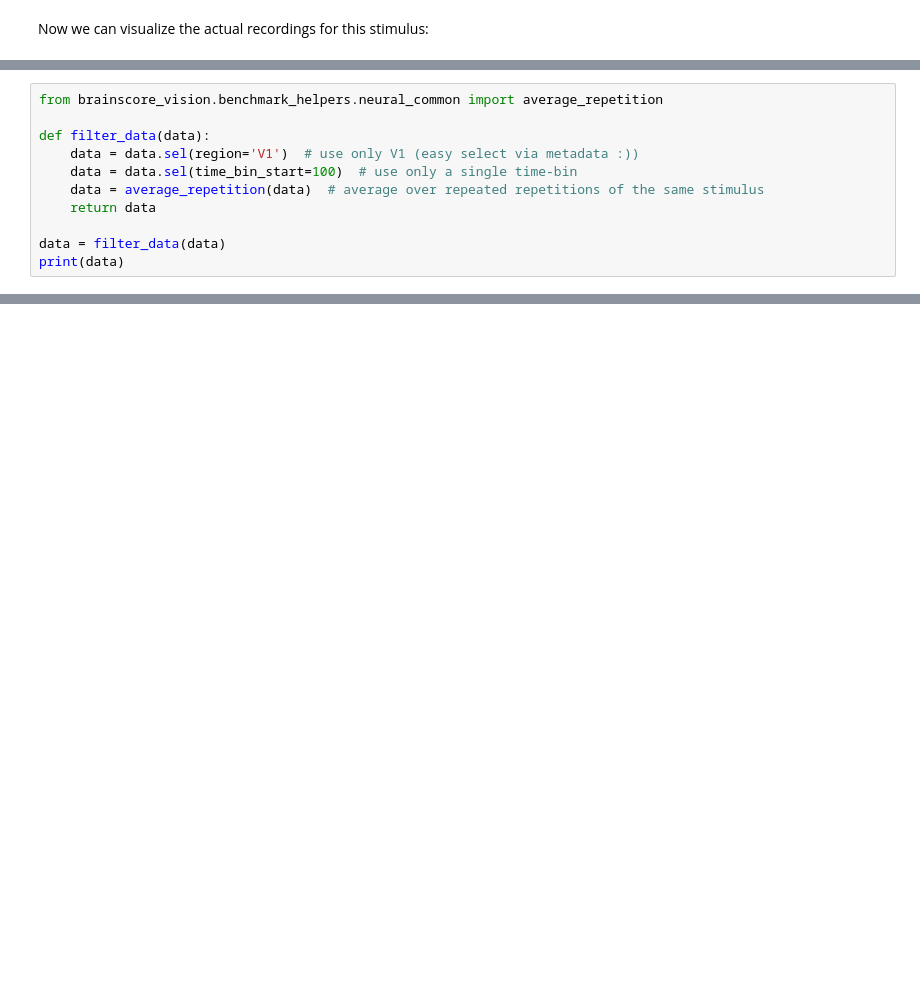
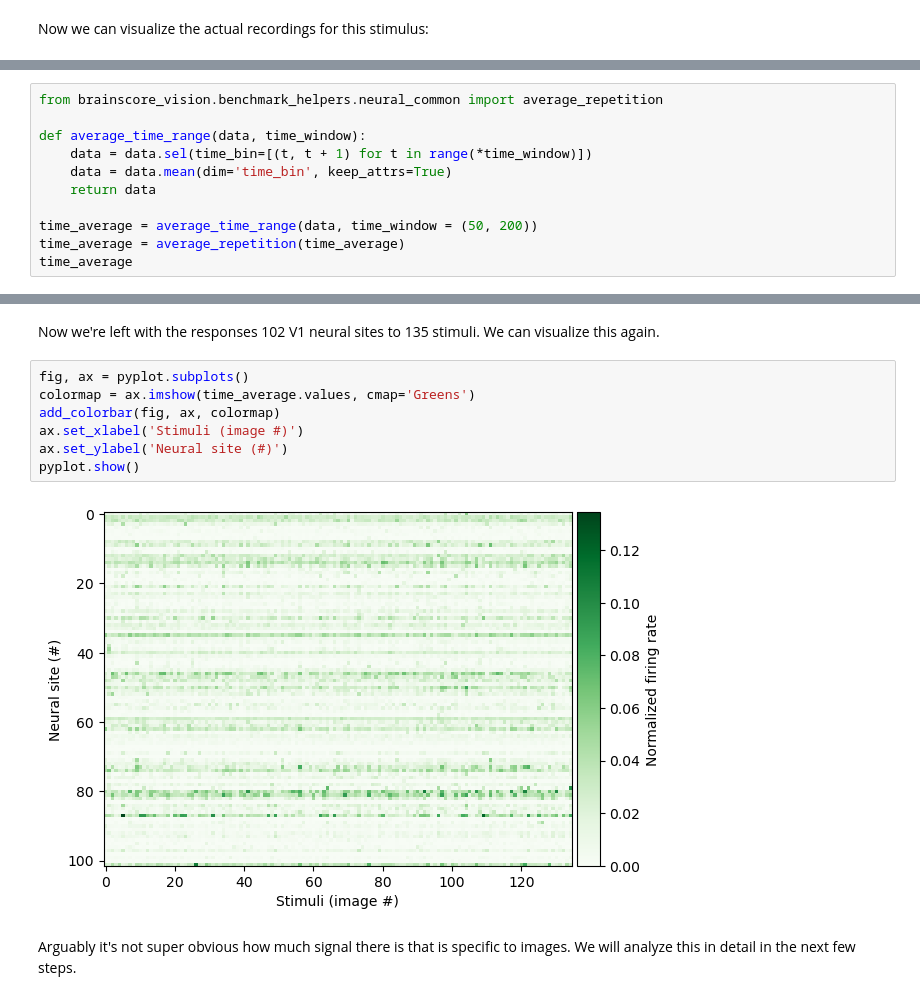
Before and after one commit to epflneuroailab/cajal2025, a Jupyter notebook: week5/exercise5.ipynb, the cells around one changed output, grey strips where cells are left out. Saved outputs shown, nothing was run; the diff lists cells and outputs as text; blank space fills up the shorter version.

```diff
--- a/week5/exercise5.ipynb
+++ b/week5/exercise5.ipynb
@@ -134,11 +234,11 @@ Cool! Lots of activity
 # %%
 from brainscore_vision.benchmark_helpers.neural_common import average_repetition
 
-def filter_data(data):
-    data = data.sel(region='V1')  # use only V1 (easy select via metadata :))
-    data = data.sel(time_bin_start=100)  # use only a single time-bin
-    data = average_repetition(data)  # average over repeated repetitions of the same stimulus
+def average_time_range(data, time_window):
+    data = data.sel(time_bin=[(t, t + 1) for t in range(*time_window)])
+    data = data.mean(dim='time_bin', keep_attrs=True)
     return data
 
-data = filter_data(data)
-print(data)
+time_average = average_time_range(data, time_window = (50, 200))
+time_average = average_repetition(time_average)
+time_average
@@ -144,0 +270,14 @@ print(data)
+# %% [markdown]
+Now we're left with the responses 102 V1 neural sites to 135 stimuli.
+We can visualize this again.
+# %%
+fig, ax = pyplot.subplots()
+colormap = ax.imshow(time_average.values, cmap='Greens')
+add_colorbar(fig, ax, colormap)
+ax.set_xlabel('Stimuli (image #)')
+ax.set_ylabel('Neural site (#)')
+pyplot.show()
+# %% [output]
+[figure, added]
+# %% [markdown]
+Arguably it's not super obvious how much signal there is that is specific to images. We will analyze this in detail in the next few steps.
```
Also changed, not shown: parts of 24 cells of this notebook.
